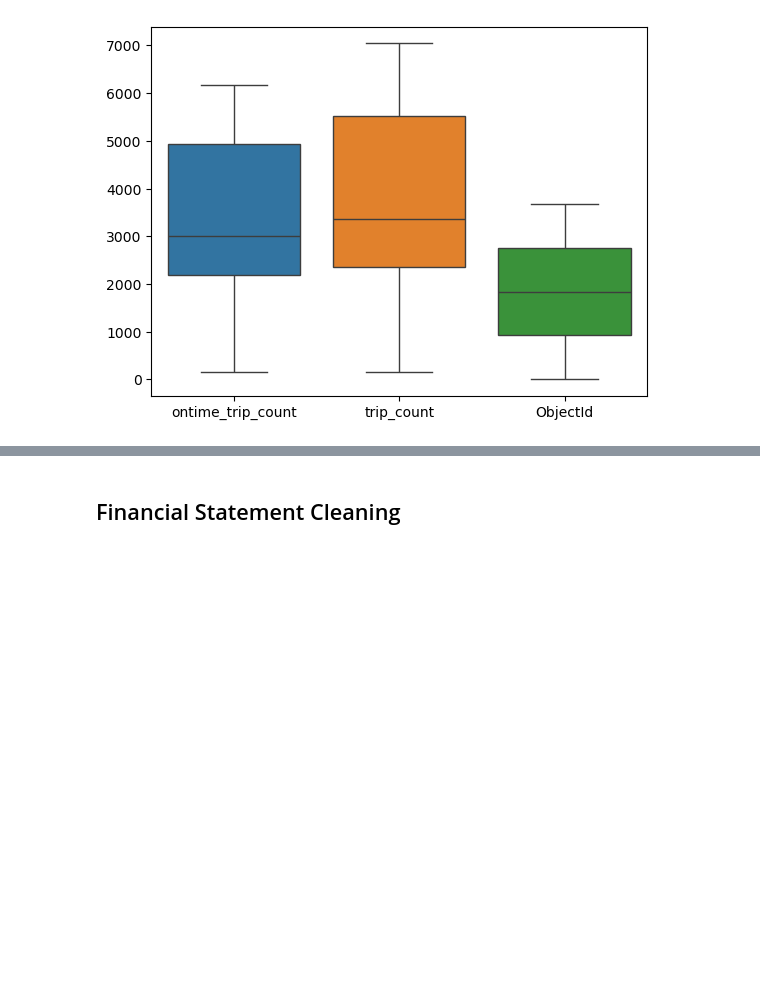
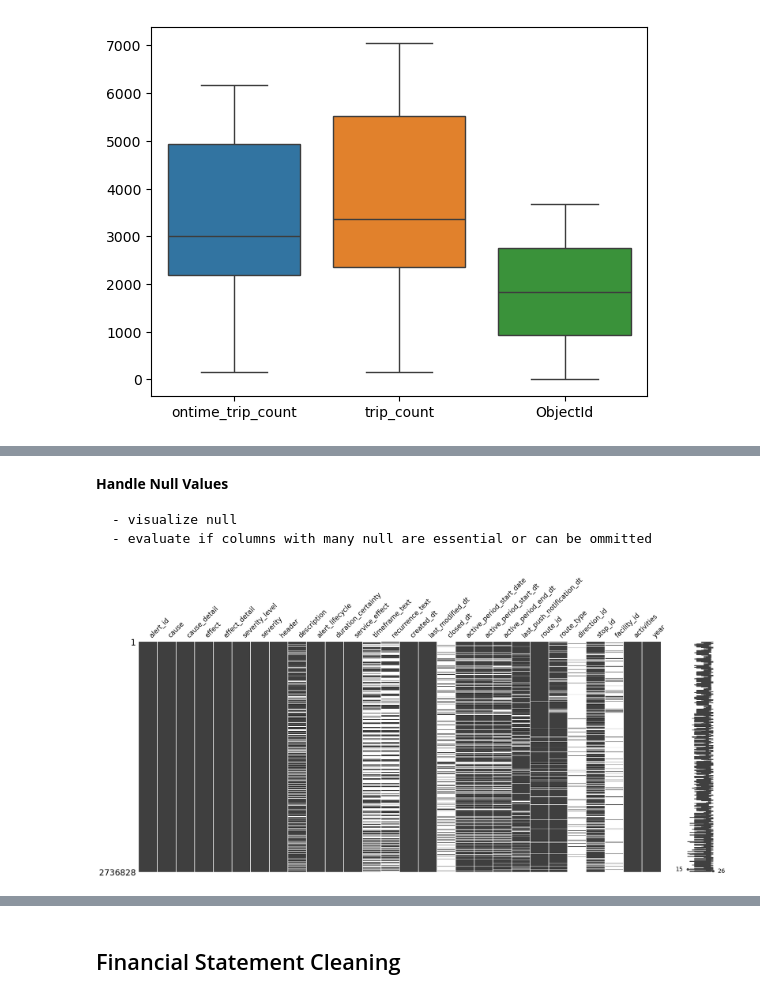
Before and after one commit to JenYanni/dsan_5000_final_project, a Jupyter notebook: technical-details/data-cleaning/main.ipynb, the cells around one changed output, grey strips where cells are left out. Saved outputs shown, nothing was run; the diff lists cells and outputs as text; code cells hidden in the pictures; blank space fills up the shorter version.

```diff
--- a/technical-details/data-cleaning/main.ipynb
+++ b/technical-details/data-cleaning/main.ipynb
@@ -397,0 +402,10 @@ ride_reliability_df.to_csv("../../data/processed-data/Clean_Ride_Reliability.csv
+# %%
+# Load the dataset
+file_path = '../../data/raw-data/merged_alerts.csv'  # Replace with your file's actual path
+
+merged_alerts = pd.read_csv(file_path)
+print(merged_alerts.head())
+shape = merged_alerts.shape
+print(shape)
+data_types = merged_alerts.dtypes
+print(data_types)
@@ -397,0 +430,10 @@ ride_reliability_df.to_csv("../../data/processed-data/Clean_Ride_Reliability.csv
+# %% [markdown]
+**Handle Null Values**
+
+    - visualize null
+    - evaluate if columns with many null are essential or can be ommitted
+# %%
+msno.matrix(merged_alerts) # visualized it as a matrix
+plt.show()
+# %% [output]
+[figure, added]
```
Also changed, not shown: parts of 54 cells of this notebook, 30 other files.
